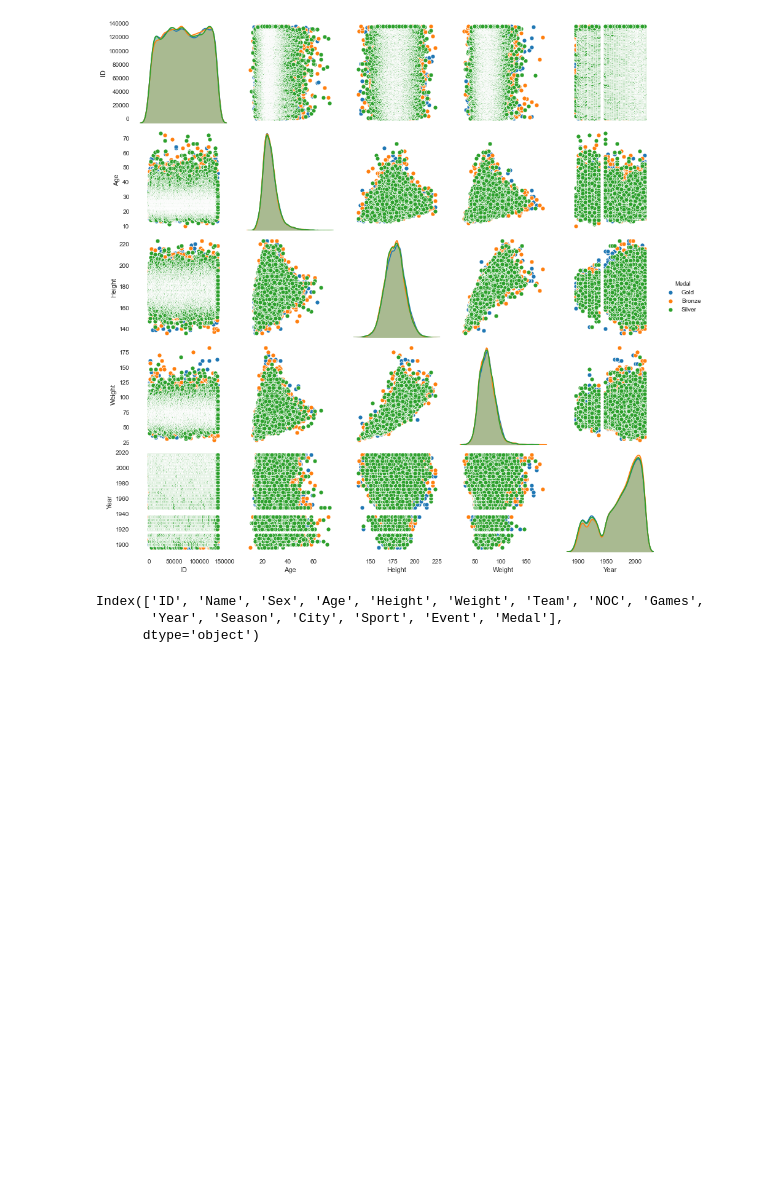
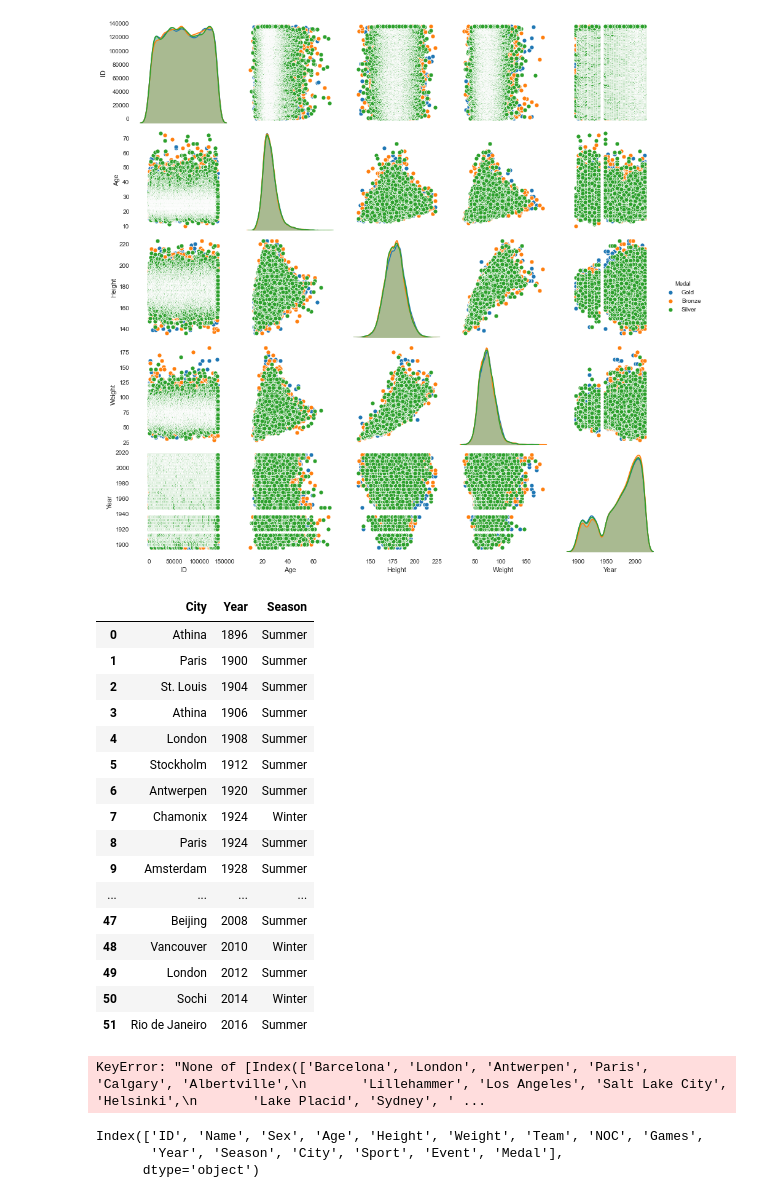
Before and after one commit to Binardino/Olympics_History_1896_2016, a Jupyter notebook: notebook/Olympics EDA.ipynb, the cells around one changed output. Saved outputs shown, nothing was run; the diff lists cells and outputs as text; code cells hidden in the pictures; blank space fills up the shorter version.

Commit message:
add list of Olympics city

```diff
--- a/notebook/Olympics EDA.ipynb
+++ b/notebook/Olympics EDA.ipynb
@@ -109,3 +136,34 @@ sns.pairplot(df_athlete_events, hue='Medal')
 # %% [output]
 <seaborn.axisgrid.PairGrid at 0x...>
 [figure]
+# %%
+df_city = df_athlete_events[['City', 'Year', 'Season']]
+
+df_city.drop_duplicates().sort_values(by='Year').reset_index(drop=True)
+# %% [output]
+|  | City | Year | Season |
+| 0 | Athina | 1896 | Summer |
+| 1 | Paris | 1900 | Summer |
+| 2 | St. Louis | 1904 | Summer |
+| 3 | Athina | 1906 | Summer |
+| 4 | London | 1908 | Summer |
+| 5 | Stockholm | 1912 | Summer |
+| 6 | Antwerpen | 1920 | Summer |
+| 7 | Chamonix | 1924 | Winter |
+| 8 | Paris | 1924 | Summer |
+| 9 | Amsterdam | 1928 | Summer |
+| ... | ... | ... | ... |
+| 47 | Beijing | 2008 | Summer |
+| 48 | Vancouver | 2010 | Winter |
+| 49 | London | 2012 | Summer |
+| 50 | Sochi | 2014 | Winter |
+| 51 | Rio de Janeiro | 2016 | Summer |
+# %%
+df_city = df_athlete_events.loc[df_athlete_events['City']]
+
+df_city_olympics.merge(df_city,
+                      how='left')
+
+df_city_olympics
+# %% [output]
+KeyError: "None of [Index(['Barcelona', 'London', 'Antwerpen', 'Paris', 'Calgary', 'Albertville',\n       'Lillehammer', 'Los Angeles', 'Salt Lake City', 'Helsinki',\n       'Lake Placid', 'Sydney', ' ...
```
Also changed, not shown: parts of 3 cells of this notebook, 1 other file.
